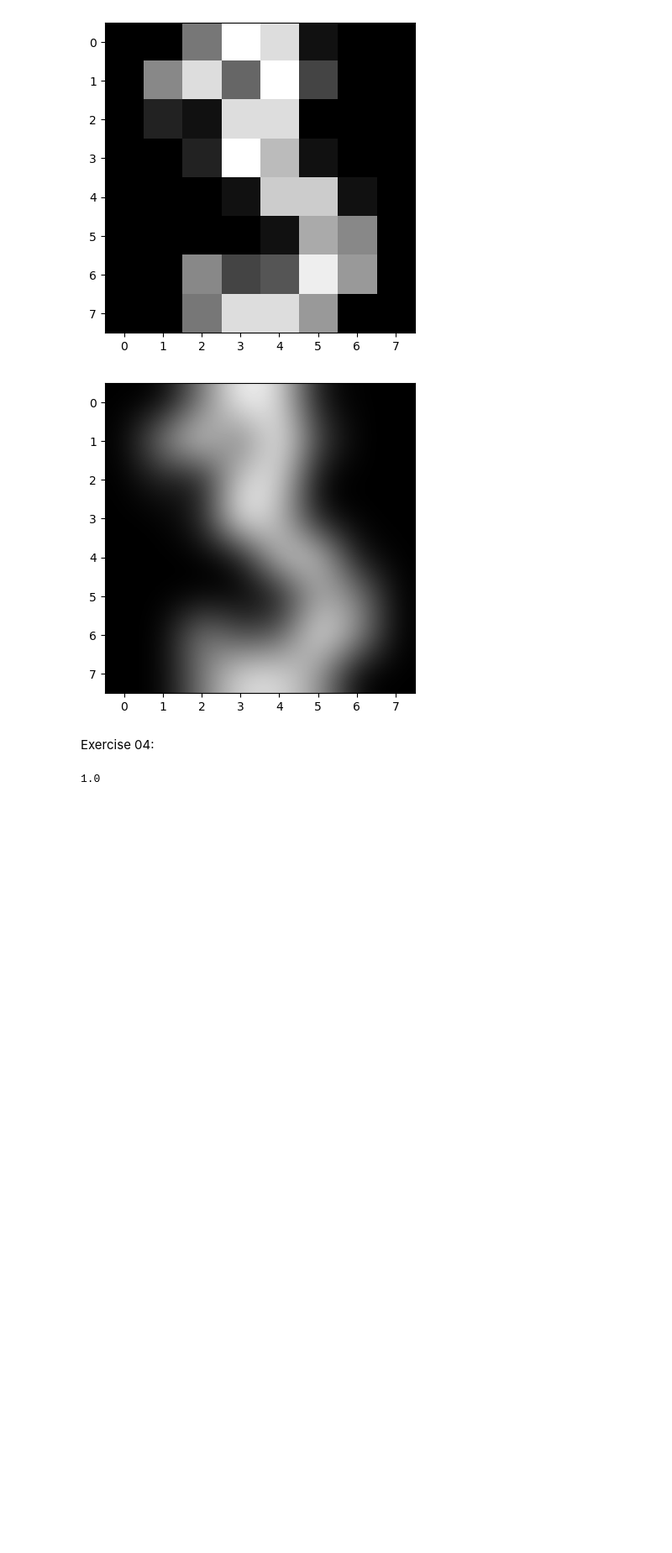
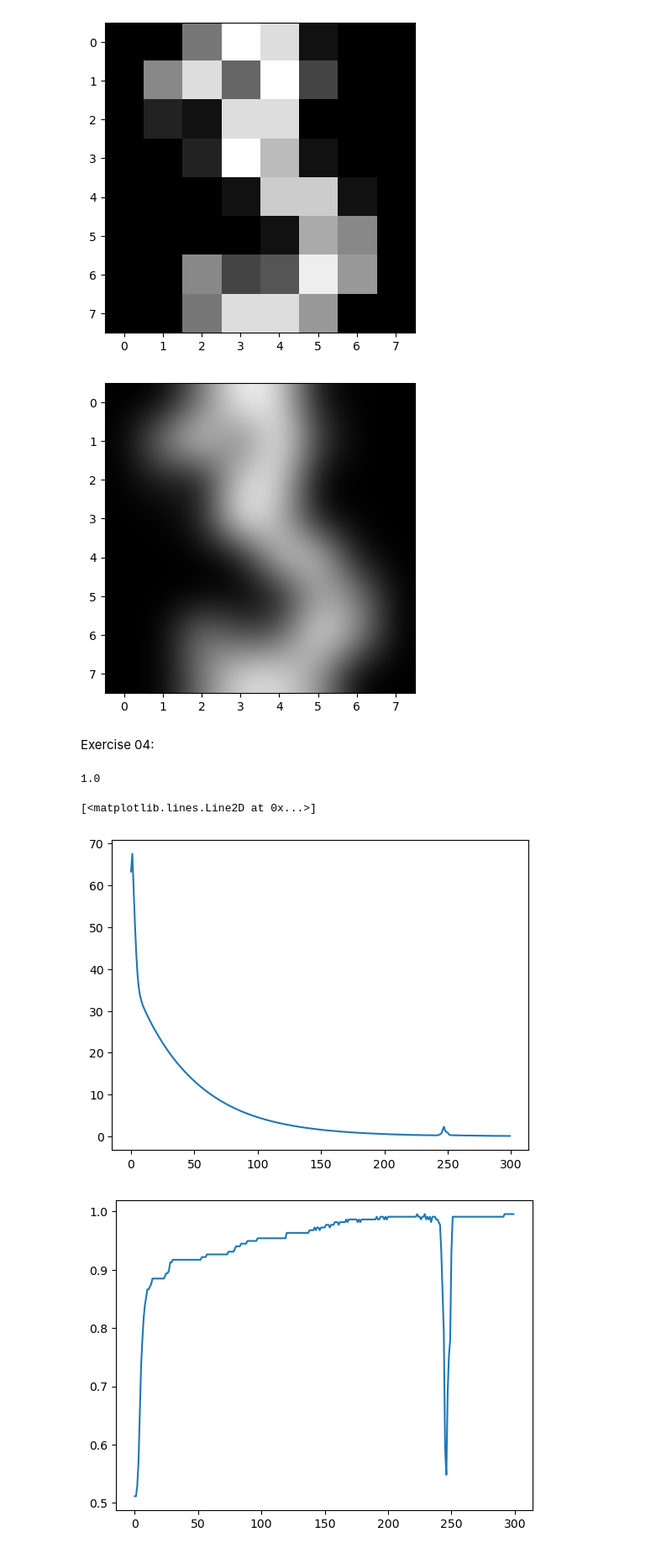
Before and after one commit to robin-alter/MSE-Exercises, a Jupyter notebook: 2024_05_08_Exercise_01/linear-classifiers-Ex4.ipynb, the cells around one changed output. Shown: that part at 84% size. Cells and saved outputs as stored; diff of their text form; code cells hidden in the pictures; blank space fills up the shorter version.

Commit message:
Added a graph for loss and training errors

```diff
--- a/2024_05_08_Exercise_01/linear-classifiers-Ex4.ipynb
+++ b/2024_05_08_Exercise_01/linear-classifiers-Ex4.ipynb
@@ -131,7 +131,7 @@ def train_and_verify_svm(training_features, training_labels, lam, steps, learnin
     # train for steps steps
     for i in range(steps):
         loss, beta, b = fit_svm(training_features, training_labels, beta, b, lam, learning_rate)
-        losses.append(loss)
+        losses.append(loss[0][0])
 
         # After every step predict for the training set and look at accuracy
         predicted_labels = predict_svm(beta, b, training_features)
@@ -143,31 +143,44 @@ def train_and_verify_svm(training_features, training_labels, lam, steps, learnin
             # If the error doesn't change change the learning rate once
             if(training_errors[-1] == training_errors[-2] and not training_rate_adjusted):
                 training_rate_adjusted = True
                 learning_rate = learning_rate/10
 
     return beta, b, losses, training_errors
 
 # Change the 3s to -1 and the 9s to 1 for the test and train set
 for i in range(len(y_train)):
     if(y_train[i] == 3):
         y_train[i] = -1
     elif(y_train[i] == 9):
         y_train[i] = 1
 
 for i in range(len(y_test)):
     if(y_test[i] == 3):
         y_test[i] = -1
     elif(y_test[i] == 9):
         y_test[i] = 1
 
 #initalize training parameters and start training
 lam = 1
-steps = 1000
+steps = 300
 learning_rate = 0.1
 
 beta, b, losses, training_errors = train_and_verify_svm(X_train, y_train, lam, steps, learning_rate)
 
 predicted_labels = predict_svm(beta, b, X_test)
 print(verify_prediction_svm(predicted_labels, y_test))
+
+fig, ax = plt.subplots()
+ax.set_xlabel('steps')
+ax.set_ylabel('loss')
+ax.plot(losses)
+
+fig, ax = plt.subplots()
+ax.set_xlabel('steps')
+ax.set_ylabel('training error')
+ax.plot(training_errors, label='Training Error over time')
 # %% [output]
 1.0
+[<matplotlib.lines.Line2D at 0x...>]
+[figure, added]
+[figure, added]
```
